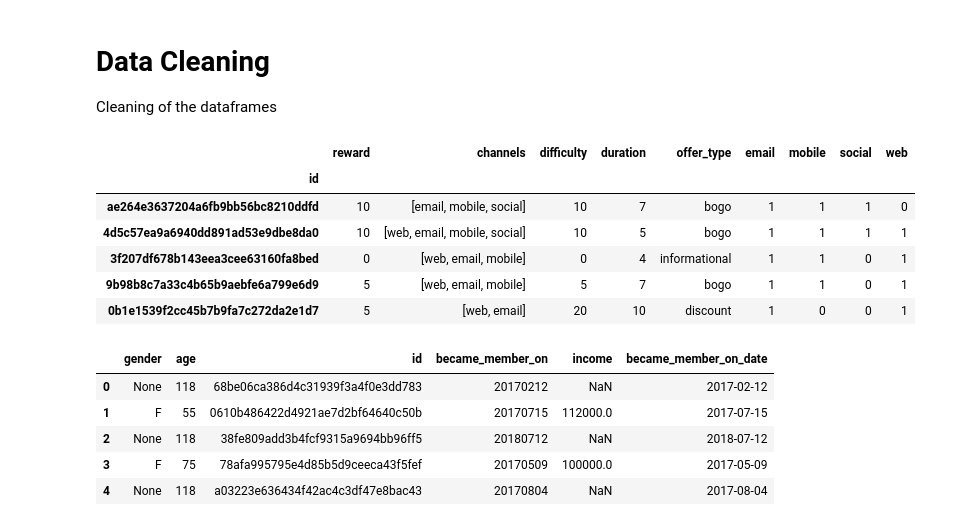
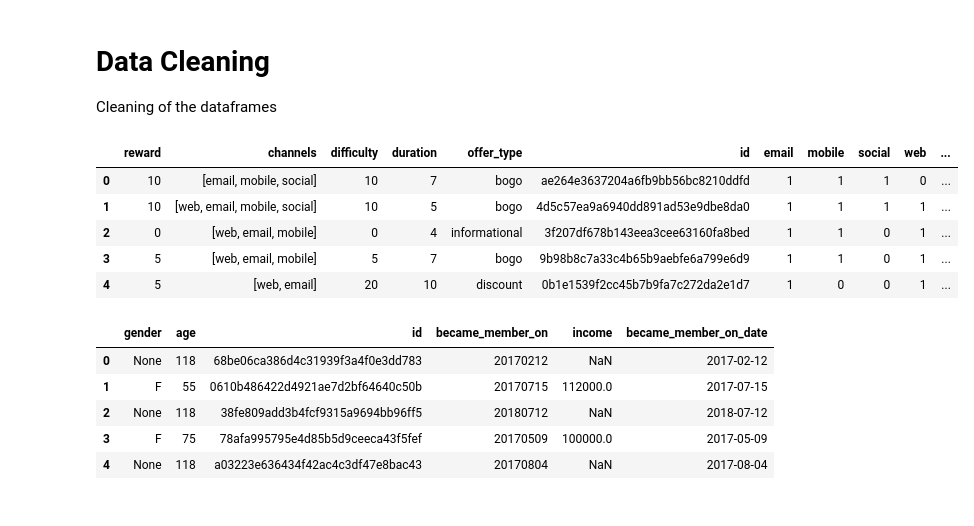
Before and after one commit to Sawy89/dsnd_starbucks_capstone, a Jupyter notebook: Starbucks_Capstone_notebook.ipynb, the cells around one changed output. Cells and saved outputs as stored; diff of their text form; code cells hidden in the pictures.

Commit message:
Going on in cleaning offers
try doing it with merge, and filter on dates and offer validity

```diff
--- a/Starbucks_Capstone_notebook.ipynb
+++ b/Starbucks_Capstone_notebook.ipynb
@@ -198,16 +198,16 @@ Cleaning of the dataframes
 # %%
 # Converting channels in specific dummy column
 portfolio = portfolio.join(pd.get_dummies(portfolio['channels'].apply(pd.Series).stack()).sum(level=0))
-portfolio.set_index('id', inplace=True)
+#portfolio.set_index('id', inplace=True)
+portfolio['duration_hour'] = portfolio['duration'] * 24
 portfolio.head()
 # %% [output]
-|  | reward | channels | difficulty | duration | offer_type | email | mobile | social | web |
-| id |  |  |  |  |  |  |  |  |  |
-| ae264e3637204a6fb9bb56bc8210ddfd | 10 | [email, mobile, social] | 10 | 7 | bogo | 1 | 1 | 1 | 0 |
-| 4d5c57ea9a6940dd891ad53e9dbe8da0 | 10 | [web, email, mobile, social] | 10 | 5 | bogo | 1 | 1 | 1 | 1 |
-| 3f207df678b143eea3cee63160fa8bed | 0 | [web, email, mobile] | 0 | 4 | informational | 1 | 1 | 0 | 1 |
-| 9b98b8c7a33c4b65b9aebfe6a799e6d9 | 5 | [web, email, mobile] | 5 | 7 | bogo | 1 | 1 | 0 | 1 |
-| 0b1e1539f2cc45b7b9fa7c272da2e1d7 | 5 | [web, email] | 20 | 10 | discount | 1 | 0 | 0 | 1 |
+|  | reward | channels | difficulty | duration | offer_type | id | email | mobile | social | web | ... |
+| 0 | 10 | [email, mobile, social] | 10 | 7 | bogo | ae264e3637204a6fb9bb56bc8210ddfd | 1 | 1 | 1 | 0 | ... |
+| 1 | 10 | [web, email, mobile, social] | 10 | 5 | bogo | 4d5c57ea9a6940dd891ad53e9dbe8da0 | 1 | 1 | 1 | 1 | ... |
+| 2 | 0 | [web, email, mobile] | 0 | 4 | informational | 3f207df678b143eea3cee63160fa8bed | 1 | 1 | 0 | 1 | ... |
+| 3 | 5 | [web, email, mobile] | 5 | 7 | bogo | 9b98b8c7a33c4b65b9aebfe6a799e6d9 | 1 | 1 | 0 | 1 | ... |
+| 4 | 5 | [web, email] | 20 | 10 | discount | 0b1e1539f2cc45b7b9fa7c272da2e1d7 | 1 | 0 | 0 | 1 | ... |
 # %%
 # Convert become_member_on in datetime
 profile['became_member_on_date'] = pd.to_datetime(profile['became_member_on'], format='%Y%m%d')
```
Also changed, not shown: parts of 6 cells of this notebook.
